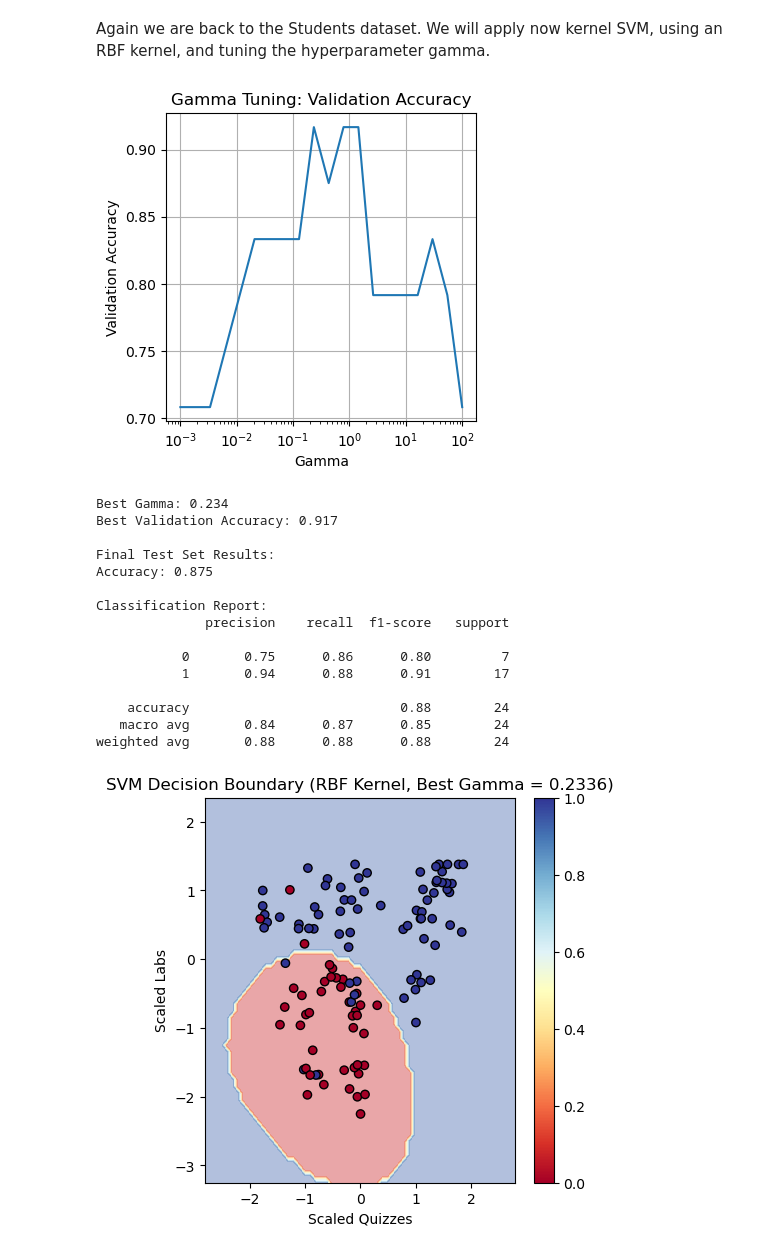
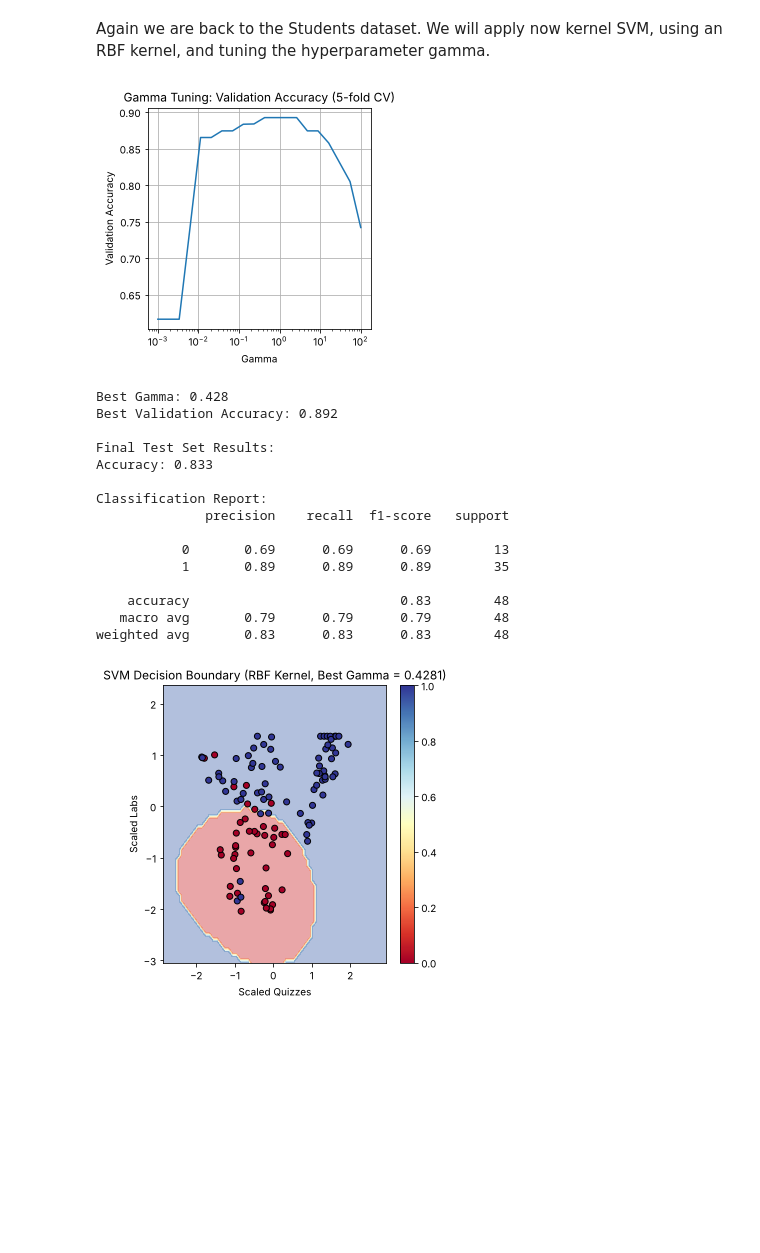
Before and after one commit to alisarupenyan/Intro-to-ML-HS2026, a Jupyter notebook: Week9_SVM.ipynb, the cells around one changed output. Cells and saved outputs as stored; diff of their text form; code cells hidden in the pictures; blank space fills up the shorter version.

```diff
--- a/Week9_SVM.ipynb
+++ b/Week9_SVM.ipynb
@@ -12,7 +12,7 @@ np.random.seed(42)  # For reproducibility
 
 # Generate two closer clusters (but still separable)
 n_samples = 40  # 20 per class
-X_class1 = np.random.randn(n_samples//2, 2) * 0.2 + [0.1, 0.1]  # Cluster 1 centered at (-1, -1)
+X_class1 = np.random.randn(n_samples//2, 2) * 0.2 + [0.1, 0.1]  # Cluster 1 centered at (0.1, 0.1)
 X_class2 = np.random.randn(n_samples//2, 2) * 0.5 + [1, 1]    # Cluster 2 centered at (1, 1)
 X = np.vstack([X_class1, X_class2])
 y = np.hstack([np.zeros(n_samples//2), np.ones(n_samples//2)])
@@ -37,11 +37,11 @@ svm.fit(X, y)
 # Get the decision boundary parameters
 w = svm.coef_[0]
 b = svm.intercept_[0]  # This is a scalar
-margin_width = 1 / np.sqrt(np.sum(w**2))
+margin_width = 2 / np.sqrt(np.sum(w**2))  # margin width, gutter to gutter: 2/||w||
 
 # Print SVM parameters
 print(f"Decision Boundary: {w[0]:.4f}*x1 + {w[1]:.4f}*x2 + {b:.4f} = 0")
-print(f"Margin Width: {margin_width:.4f}")
+print(f"Margin Width (2/||w||): {margin_width:.4f}")
 print(f"Number of Support Vectors: {len(svm.support_vectors_)}")
 print(f"Support Vector Indices: {svm.support_}")
 
@@ -77,9 +77,9 @@ plt.scatter(svm.support_vectors_[:, 0], svm.support_vectors_[:, 1],
 
 # Label some key elements
 w_norm = np.sqrt(np.sum(w**2))
-margin_text_point = (0, -2)
+# position in axes coordinates, so the box stays inside the plot
 plt.annotate(f"Margin Width = {margin_width:.4f}",
-            xy=margin_text_point, xytext=margin_text_point,
+            xy=(0.03, 0.04), xycoords='axes fraction',
             fontsize=12, bbox=dict(boxstyle="round,pad=0.2", fc="yellow", alpha=0.7))
 
 # Fill decision regions
@@ -1051,7 +1112,7 @@ data = {
 df = pd.DataFrame(data)
 
 # Augmenting data by replicating and adding noise
-np.random.seed(33)
+np.random.seed(42)  # same augmented data as in the cells above
 augmented = []
 for i in range(len(df)):
     row = df.iloc[i]
@@ -1072,20 +1133,23 @@ def pass_fail(grade):
 df_aug['Pass'] = df_aug['Final'].apply(pass_fail)
 
 # Prepare features and target
-X = df_aug[['Quizzes', 'Labs']]
-y = df_aug['Pass']
+X = df_aug[['Quizzes', 'Labs']].values
+y = df_aug['Pass'].values
 
-# Split the data into training, validation, and test sets
-X_train, X_temp, y_train, y_temp = train_test_split(X, y, test_size=0.3, random_state=42)
-X_val, X_test, y_val, y_test = train_test_split(X_temp, y_temp, test_size=0.5, random_state=42)
+# Split the data into training and test sets (the same split as for the linear SVM above)
+X_train, X_test, y_train, y_test = train_test_split(X, y, test_size=0.3, random_state=42)
 
 # Scale the features
 scaler = StandardScaler()
 X_train_scaled = scaler.fit_transform(X_train)
-X_val_scaled = scaler.transform(X_val)
 X_test_scaled = scaler.transform(X_test)
 
-# Gamma tuning
+# Gamma tuning by 5-fold cross-validation on the training data (L06);
+# the scaler is refit inside each fold, and the test data stay untouched
+from sklearn.model_selection import StratifiedKFold, cross_val_score
+from sklearn.pipeline import make_pipeline
+cv = StratifiedKFold(n_splits=5, shuffle=True, random_state=42)
+
 gamma_range = np.logspace(-3, 2, 20)  # Logarithmic scale from 10^-3 to 10^2
 best_gamma = None
 best_accuracy = 0
@@ -1095,18 +1159,16 @@ gamma_accuracies = []
 
 # Tune gamma
 for gamma in gamma_range:
-    # Create and train the SVM
-    svm = SVC(kernel='rbf', gamma=gamma, random_state=42)
-    svm.fit(X_train_scaled, y_train)
+    # SVM with RBF kernel, C = 1 (default)
+    model = make_pipeline(StandardScaler(), SVC(kernel='rbf', gamma=gamma, random_state=42))
 
-    # Validate
-    y_val_pred = svm.predict(X_val_scaled)
-    val_accuracy = accuracy_score(y_val, y_val_pred)
+    # Validation accuracy, averaged over the 5 folds
+    val_accuracy = cross_val_score(model, X_train, y_train, cv=cv).mean()
 
     # Store results
     gamma_accuracies.append((gamma, val_accuracy))
 
-    # Update best gamma
+    # Update best gamma (the first, i.e. smallest, gamma among ties)
     if val_accuracy > best_accuracy:
         best_accuracy = val_accuracy
         best_gamma = gamma
@@ -1115,7 +1177,7 @@ for gamma in gamma_range:
 gammas, accuracies = zip(*gamma_accuracies)
 plt.figure(figsize=(4, 4))
 plt.semilogx(gammas, accuracies)
-plt.title('Gamma Tuning: Validation Accuracy')
+plt.title('Gamma Tuning: Validation Accuracy (5-fold CV)')
 plt.xlabel('Gamma')
 plt.ylabel('Validation Accuracy')
 plt.grid(True)
@@ -1146,47 +1208,47 @@ y_min, y_max = X_train_scaled[:, 1].min() - 1, X_train_scaled[:, 1].max() + 1
 xx, yy = np.meshgrid(np.arange(x_min, x_max, 0.1),
                      np.arange(y_min, y_max, 0.1))
 
 # Predict for each point in the mesh
 Z = final_svm.predict(np.c_[xx.ravel(), yy.ravel()])
 Z = Z.reshape(xx.shape)
 
 # Plot the decision boundary
 plt.contourf(xx, yy, Z, alpha=0.4, cmap=plt.cm.RdYlBu)
 
 # Plot the training points
 scatter = plt.scatter(X_train_scaled[:, 0], X_train_scaled[:, 1],
                       c=y_train, cmap=plt.cm.RdYlBu,
                       edgecolor='black')
 
 plt.title(f'SVM Decision Boundary (RBF Kernel, Best Gamma = {best_gamma:.4f})')
 plt.xlabel('Scaled Quizzes')
 plt.ylabel('Scaled Labs')
 plt.colorbar(scatter)
 plt.show()
 
 # Confusion Matrix
 plt.figure(figsize=(4, 4))
 cm = confusion_matrix(y_test, y_test_pred)
 sns.heatmap(cm, annot=True, fmt='d', cmap='Blues')
 plt.title('Confusion Matrix')
 plt.ylabel('True Label')
 plt.xlabel('Predicted Label')
 plt.show()
 # %% [output]
-[figure, old version]
+[figure, new version]
-Best Gamma: 0.234
-Best Validation Accuracy: 0.917
+Best Gamma: 0.428
+Best Validation Accuracy: 0.892
 
 Final Test Set Results:
-Accuracy: 0.875
+Accuracy: 0.833
 
 Classification Report:
               precision    recall  f1-score   support
 
-           0       0.75      0.86      0.80         7
-           1       0.94      0.88      0.91        17
+           0       0.69      0.69      0.69        13
+           1       0.89      0.89      0.89        35
 
-    accuracy                           0.88        24
-   macro avg       0.84      0.87      0.85        24
-weighted avg       0.88      0.88      0.88        24
+    accuracy                           0.83        48
+   macro avg       0.79      0.79      0.79        48
+weighted avg       0.83      0.83      0.83        48
-[figure, old version]
+[figure, new version]
```
Also changed, not shown: parts of 22 cells of this notebook.
